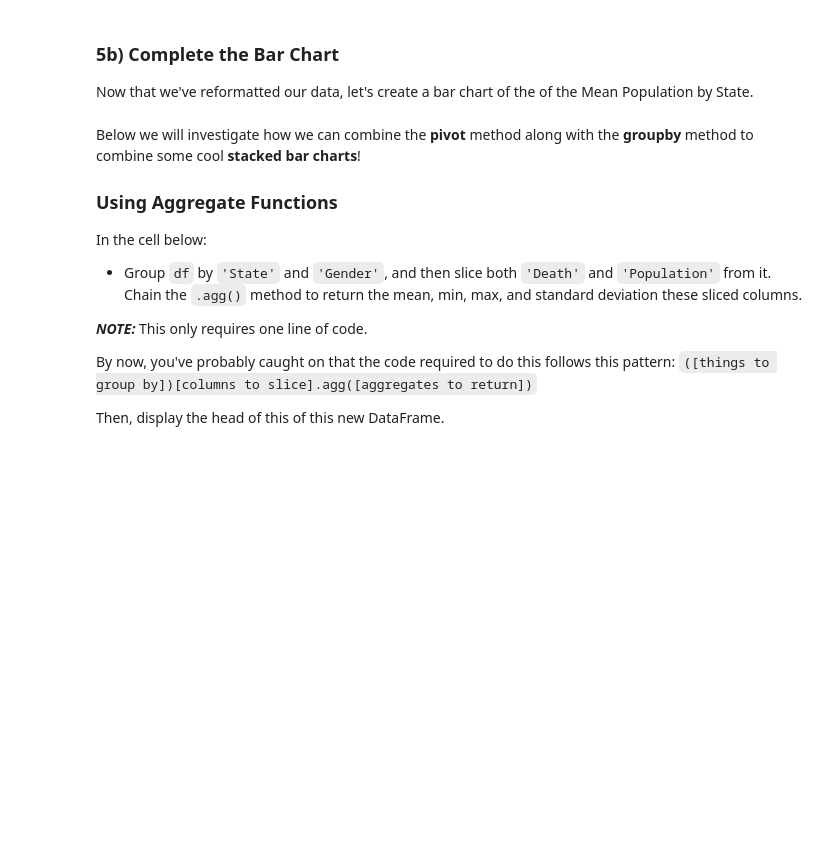
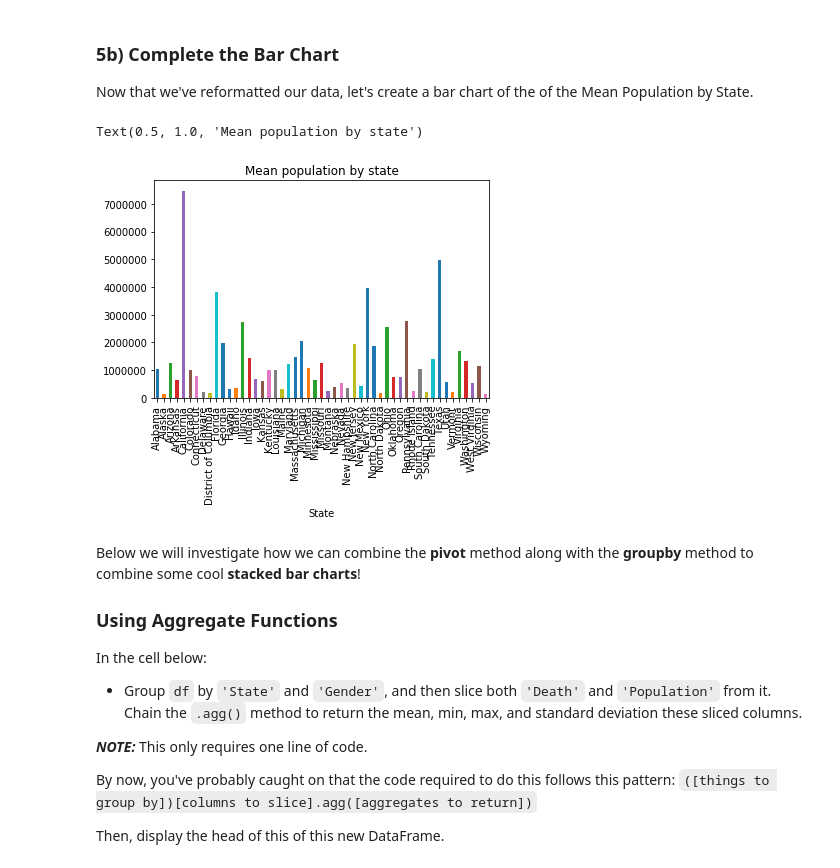
Before and after one commit to jnawjux/dsc-1-04-09-pivot-tables-with-pandas-lab-seattle-ds-career-040119, a Jupyter notebook: index.ipynb, the cells around one changed output. Cells and saved outputs as stored; diff of their text form; code cells hidden in the pictures; blank space fills up the shorter version.

```diff
--- a/index.ipynb
+++ b/index.ipynb
@@ -219,3 +217,10 @@ Now that we've reformatted our data, let's create a bar chart of the of the Mean
+# %%
+#Your code here
+df.groupby('State')['Population'].mean().plot(kind='bar')
+plt.title("Mean population by state")
+# %% [output]
+Text(0.5, 1.0, 'Mean population by state')
+[figure, added]
 # %% [markdown]
 Below we will investigate how we can combine the **pivot** method along with the **groupby** method to combine some cool **stacked bar charts**!
 
```
Also changed, not shown: parts of 1 cell of this notebook.
